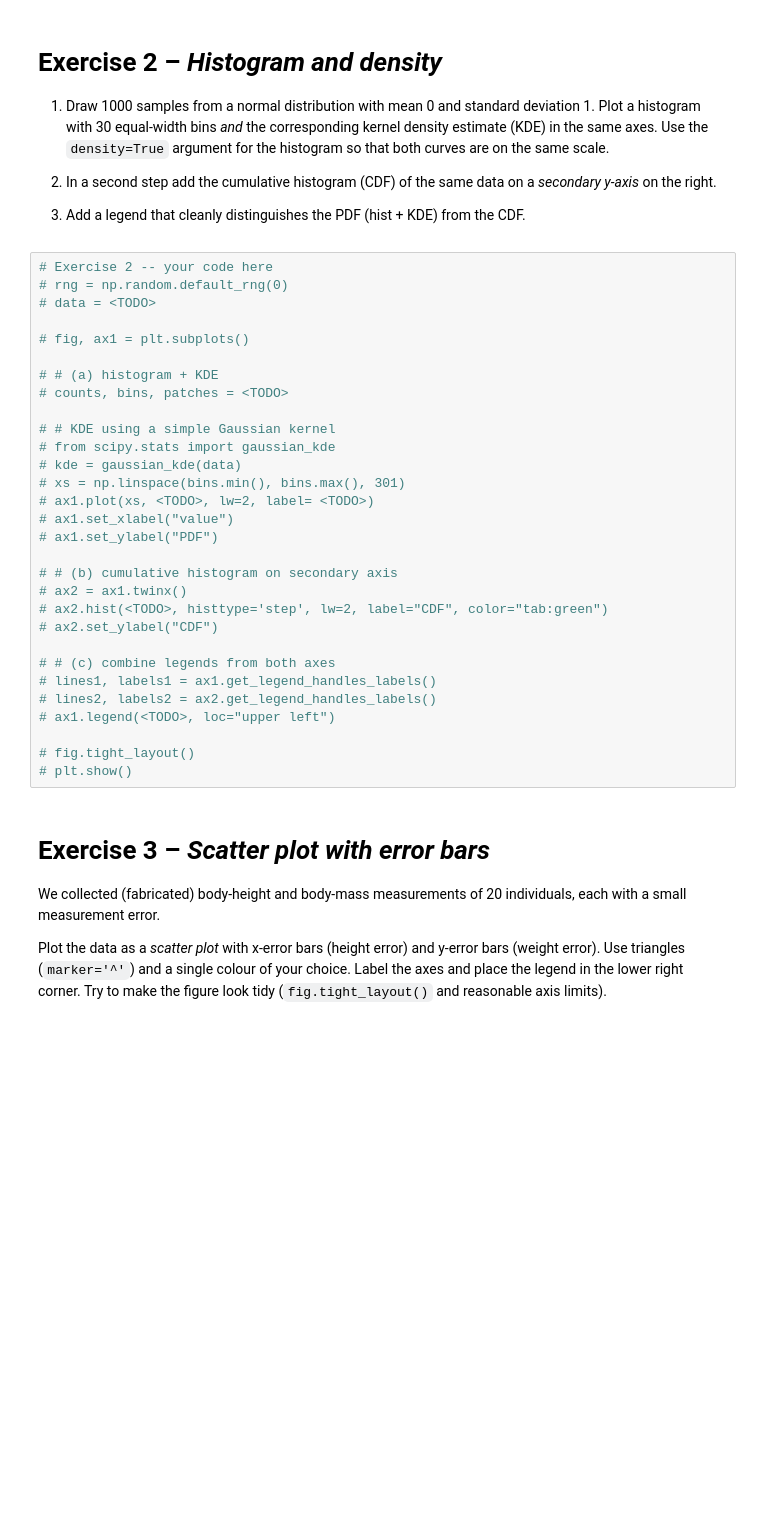
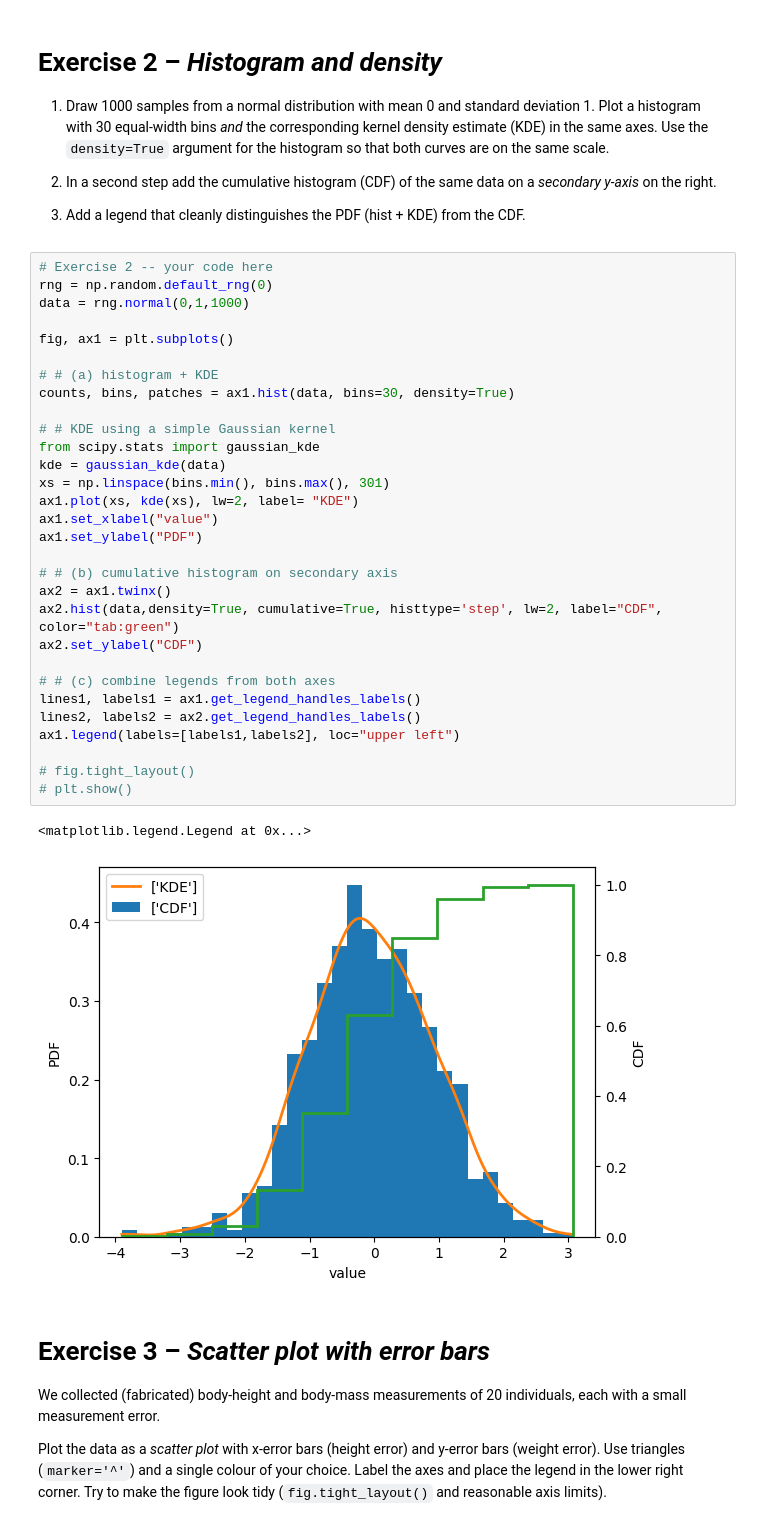
Before and after one commit to SvenNatterer/phyton, a Jupyter notebook: 09-matplotlib_exercise.ipynb, the cells around one changed output. Cells and saved outputs as stored; diff of their text form; blank space fills up the shorter version.

```diff
--- a/09-matplotlib_exercise.ipynb
+++ b/09-matplotlib_exercise.ipynb
@@ -65,34 +64,37 @@ A skeleton is provided — fill in the `<TODO>` parts.
     the CDF.
 # %%
 # Exercise 2 -- your code here
-# rng = np.random.default_rng(0)
-# data = <TODO>
+rng = np.random.default_rng(0)
+data = rng.normal(0,1,1000)
 
-# fig, ax1 = plt.subplots()
+fig, ax1 = plt.subplots()
 
 # # (a) histogram + KDE
-# counts, bins, patches = <TODO>
+counts, bins, patches = ax1.hist(data, bins=30, density=True)
 
 # # KDE using a simple Gaussian kernel
-# from scipy.stats import gaussian_kde
-# kde = gaussian_kde(data)
-# xs = np.linspace(bins.min(), bins.max(), 301)
-# ax1.plot(xs, <TODO>, lw=2, label= <TODO>)
-# ax1.set_xlabel("value")
-# ax1.set_ylabel("PDF")
+from scipy.stats import gaussian_kde
+kde = gaussian_kde(data)
+xs = np.linspace(bins.min(), bins.max(), 301)
+ax1.plot(xs, kde(xs), lw=2, label= "KDE")
+ax1.set_xlabel("value")
+ax1.set_ylabel("PDF")
 
 # # (b) cumulative histogram on secondary axis
-# ax2 = ax1.twinx()
-# ax2.hist(<TODO>, histtype='step', lw=2, label="CDF", color="tab:green")
-# ax2.set_ylabel("CDF")
+ax2 = ax1.twinx()
+ax2.hist(data,density=True, cumulative=True, histtype='step', lw=2, label="CDF", color="tab:green")
+ax2.set_ylabel("CDF")
 
 # # (c) combine legends from both axes
-# lines1, labels1 = ax1.get_legend_handles_labels()
-# lines2, labels2 = ax2.get_legend_handles_labels()
-# ax1.legend(<TODO>, loc="upper left")
+lines1, labels1 = ax1.get_legend_handles_labels()
+lines2, labels2 = ax2.get_legend_handles_labels()
+ax1.legend(labels=[labels1,labels2], loc="upper left")
 
 # fig.tight_layout()
 # plt.show()
+# %% [output]
+<matplotlib.legend.Legend at 0x...>
+[figure, added]
 # %% [markdown]
 # Exercise 3 – *Scatter plot with error bars*
 
```
Also changed, not shown: parts of 4 cells of this notebook, 4 other files.
